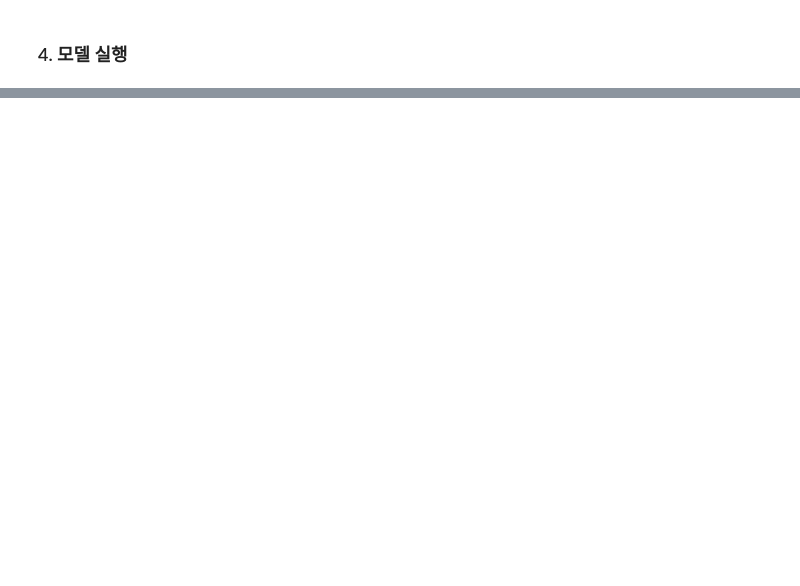
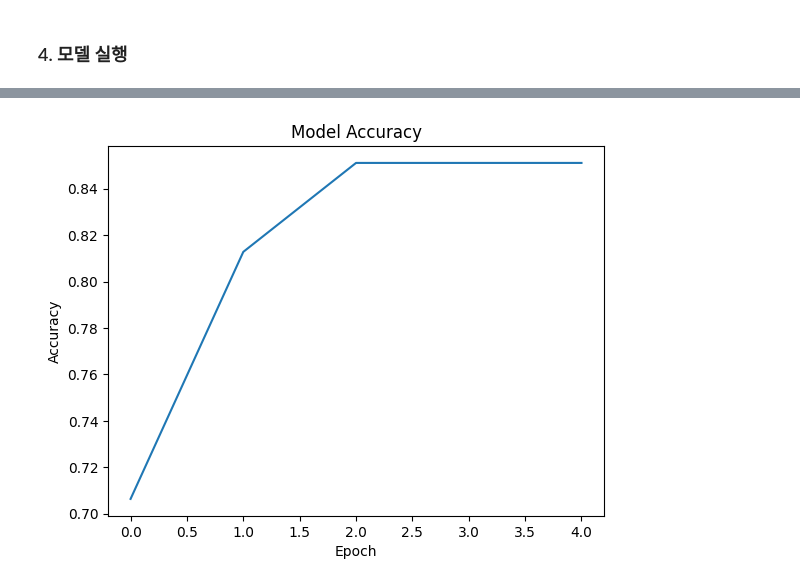
Before and after one commit to MoriartyKang/DL, a Jupyter notebook: easy_deep_learning_principle.ipynb, the cells around one changed output, grey strips where cells are left out. Cells and saved outputs as stored; diff of their text form; code cells hidden in the pictures; blank space fills up the shorter version.

```diff
--- a/easy_deep_learning_principle.ipynb
+++ b/easy_deep_learning_principle.ipynb
@@ -74,0 +144,8 @@ Epoch 5/5
+# %%
+plt.plot(history.history['accuracy'])
+plt.xlabel('Epoch')
+plt.ylabel('Accuracy')
+plt.title('Model Accuracy')
+plt.show()
+# %% [output]
+[figure, added]
```
Also changed, not shown: parts of 10 cells of this notebook.
